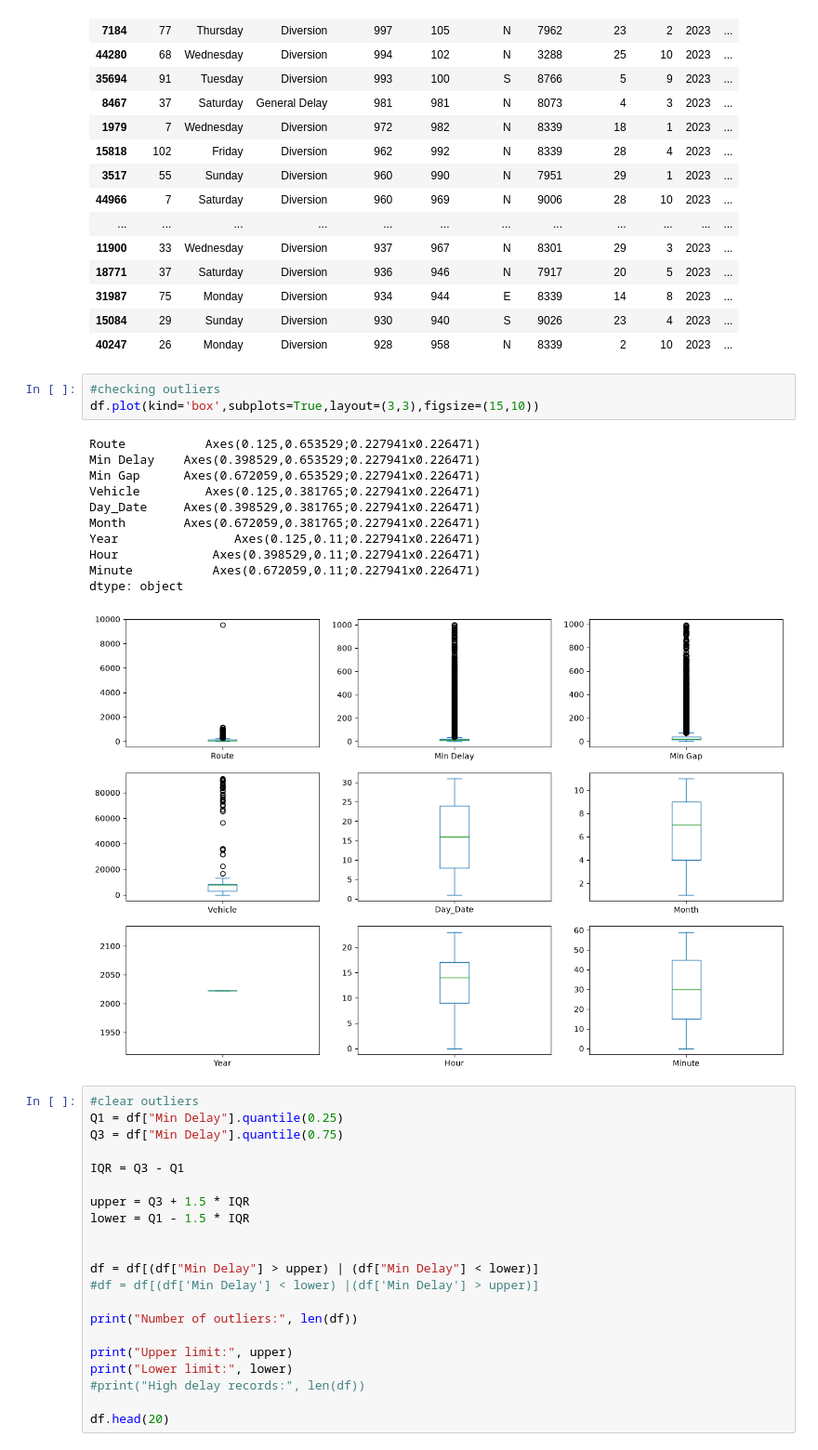
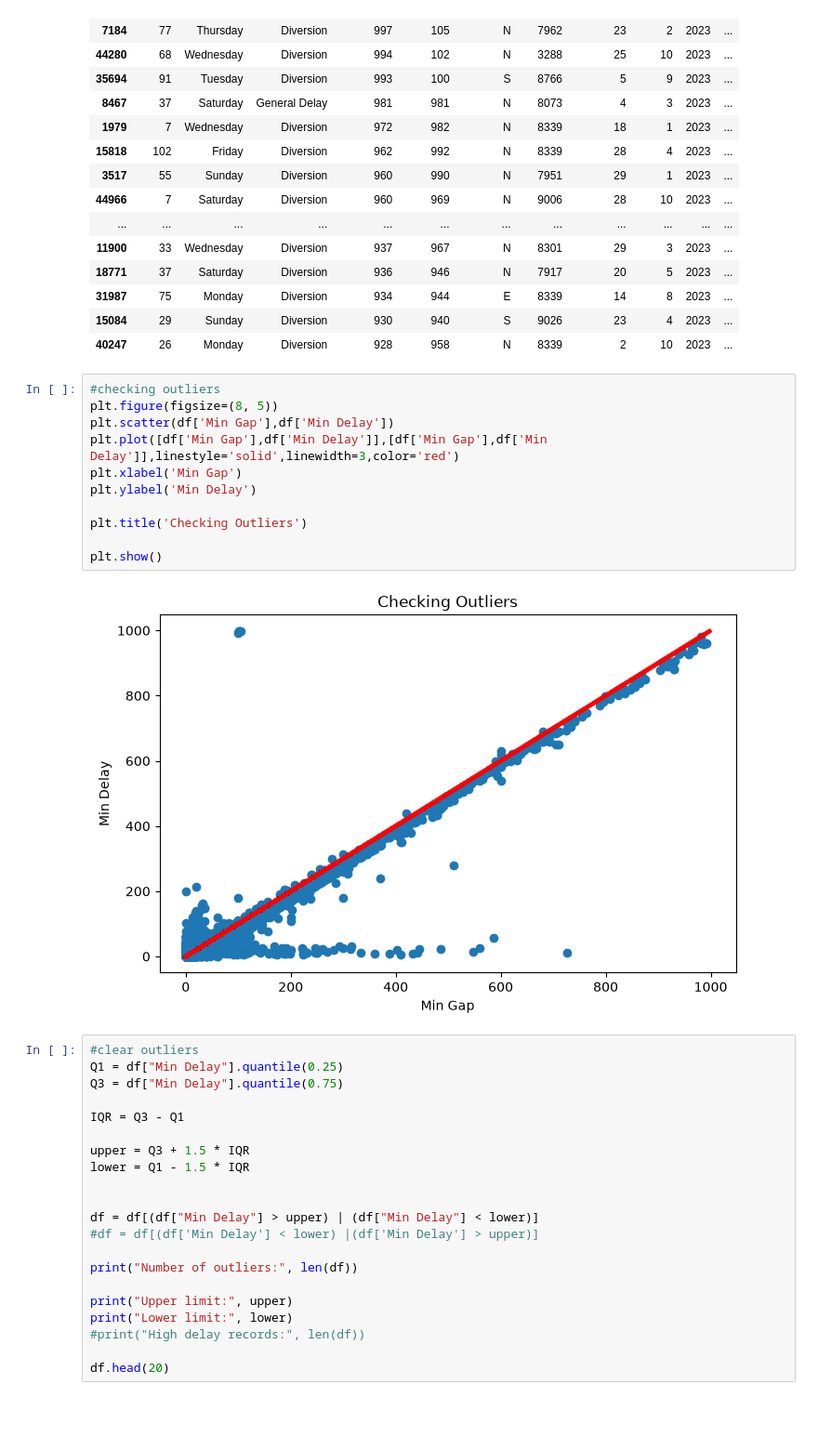
Before and after one commit to suryadev22092005-stack/Bus-Delay-prediction-project-ML, a Jupyter notebook: notebook/ML_Project_Bus_delay_Prediction.ipynb, the cells around one changed output. Shown at 93% size. Saved outputs shown, nothing was run; the diff lists cells and outputs as text; blank space fills up the shorter version.

```diff
--- a/notebook/ML_Project_Bus_delay_Prediction.ipynb
+++ b/notebook/ML_Project_Bus_delay_Prediction.ipynb
@@ -202,21 +200,19 @@ Largest 20 delay values:
 | 31987 | 75 | Monday | Diversion | 934 | 944 | E | 8339 | 14 | 8 | 2023 | ... |
 | 15084 | 29 | Sunday | Diversion | 930 | 940 | S | 9026 | 23 | 4 | 2023 | ... |
 | 40247 | 26 | Monday | Diversion | 928 | 958 | N | 8339 | 2 | 10 | 2023 | ... |
-# %%
-#checking outliers
-df.plot(kind='box',subplots=True,layout=(3,3),figsize=(15,10))
-# %% [output]
-Route           Axes(0.125,0.653529;0.227941x0.226471)
-Min Delay    Axes(0.398529,0.653529;0.227941x0.226471)
-Min Gap      Axes(0.672059,0.653529;0.227941x0.226471)
-Vehicle         Axes(0.125,0.381765;0.227941x0.226471)
-Day_Date     Axes(0.398529,0.381765;0.227941x0.226471)
-Month        Axes(0.672059,0.381765;0.227941x0.226471)
-Year                Axes(0.125,0.11;0.227941x0.226471)
-Hour             Axes(0.398529,0.11;0.227941x0.226471)
-Minute           Axes(0.672059,0.11;0.227941x0.226471)
-dtype: object
-[figure, removed]
+# %%
+#checking outliers
+plt.figure(figsize=(8, 5))
+plt.scatter(df['Min Gap'],df['Min Delay'])
+plt.plot([df['Min Gap'],df['Min Delay']],[df['Min Gap'],df['Min Delay']],linestyle='solid',linewidth=3,color='red')
+plt.xlabel('Min Gap')
+plt.ylabel('Min Delay')
+
+plt.title('Checking Outliers')
+
+plt.show()
+# %% [output]
+[figure, added]
 # %%
 #clear outliers
 Q1 = df["Min Delay"].quantile(0.25)
```
Also changed, not shown: parts of 2 cells of this notebook, 1 other file.
